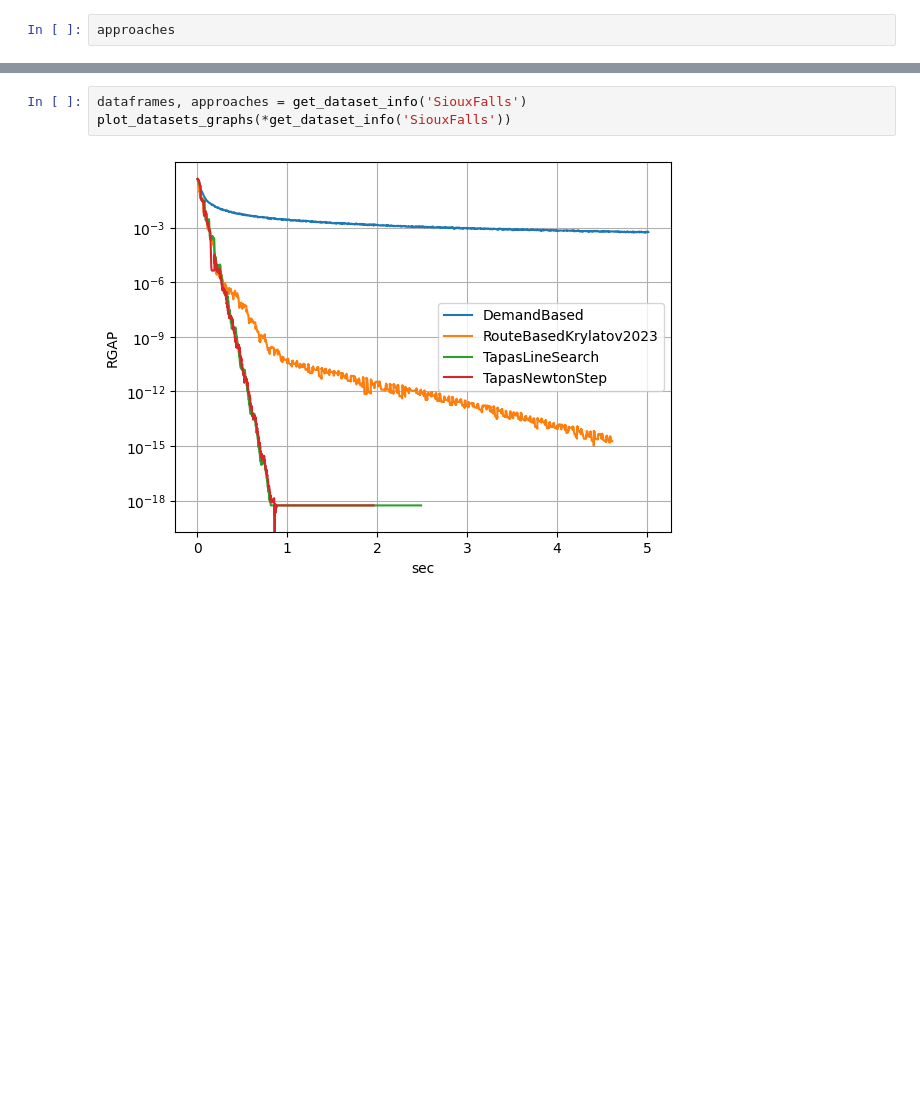
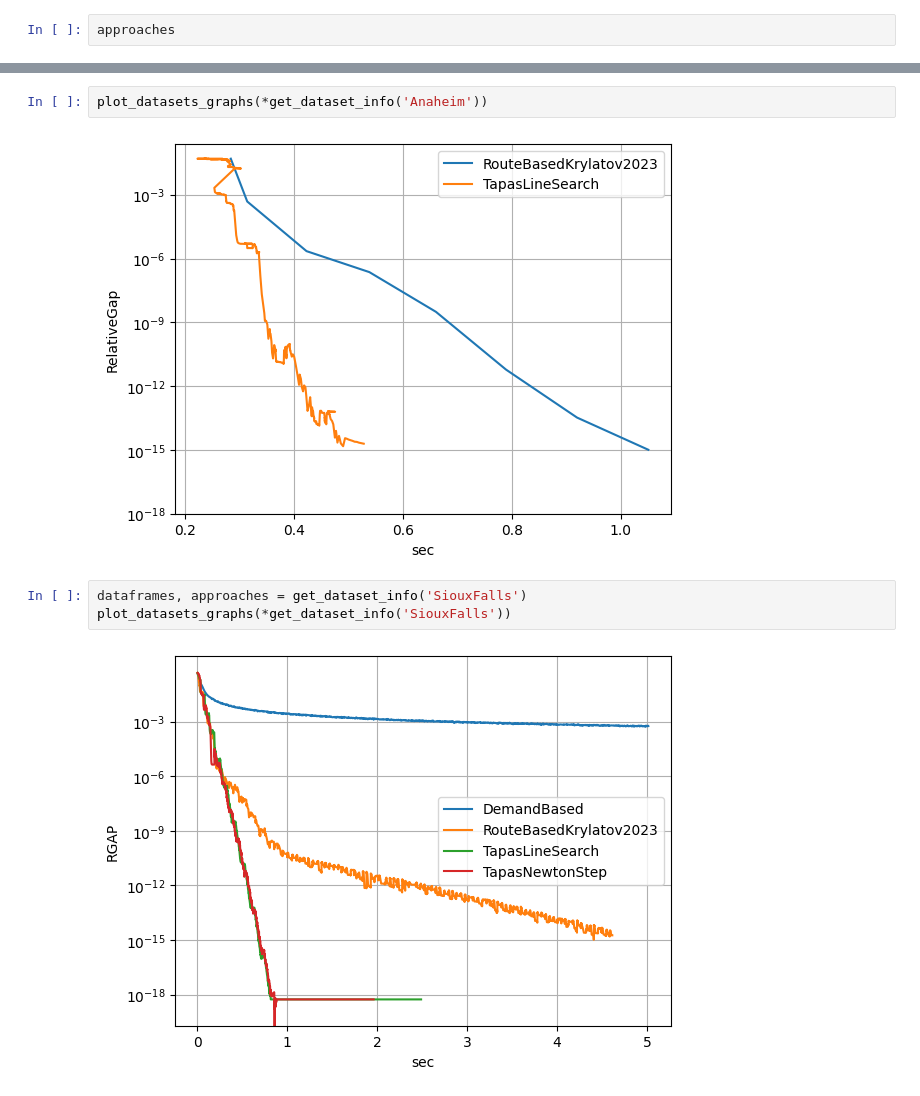
Before and after one commit to baspresso/TrafficAssignmentApproaches, a Jupyter notebook: scripts/graphs_plotting.ipynb, the cells around one changed output, grey strips where cells are left out. Drawn from its saved outputs; the diff is of its cells as text; blank space fills up the shorter version.

```diff
--- a/scripts/graphs_plotting.ipynb
+++ b/scripts/graphs_plotting.ipynb
@@ -64,3 +64,7 @@ plot_datasets_graphs(*get_dataset_info('SiouxFalls'))
+# %%
+plot_datasets_graphs(*get_dataset_info('Anaheim'))
+# %% [output]
+[figure, added]
 # %%
 dataframes, approaches = get_dataset_info('SiouxFalls')
 plot_datasets_graphs(*get_dataset_info('SiouxFalls'))
```
Also changed, not shown: parts of 3 cells of this notebook, 5 other files.
